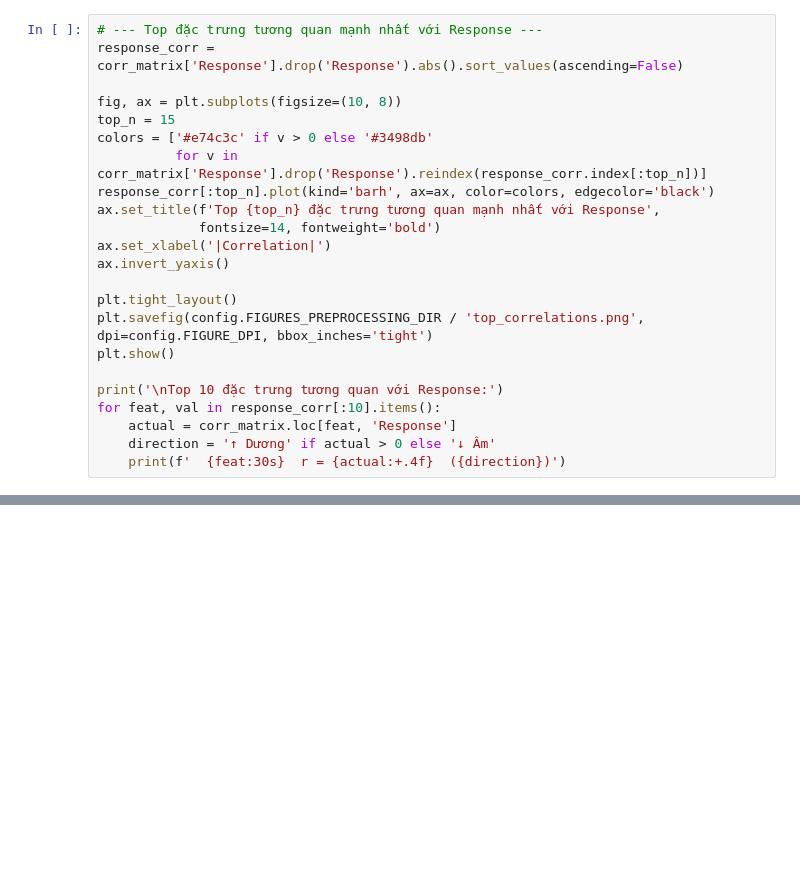
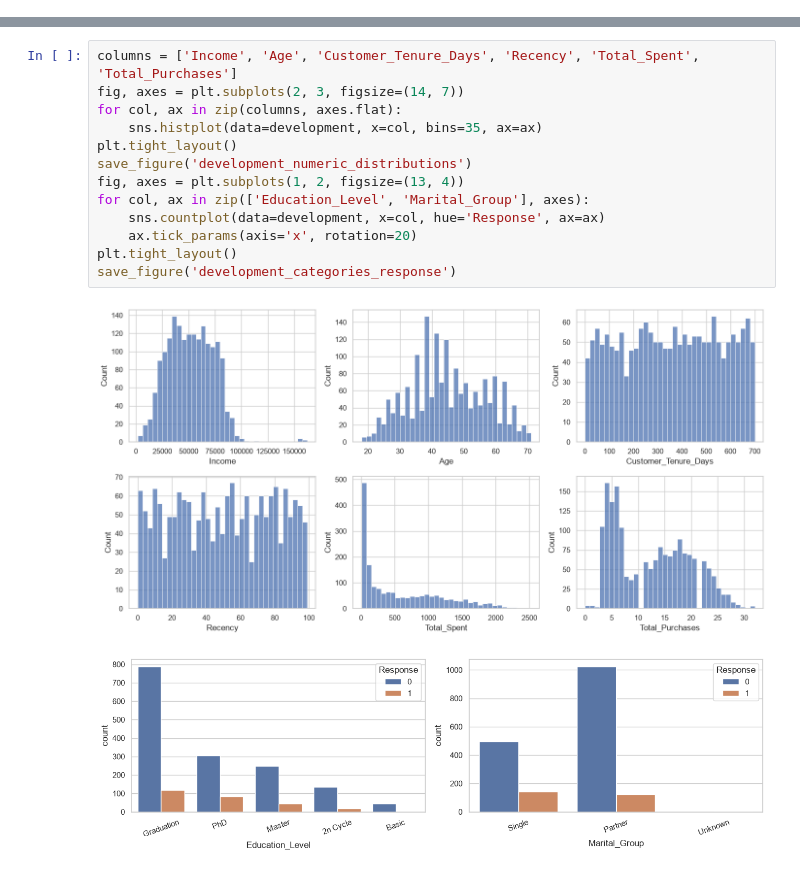
Before and after one commit to ChinhBui-2k6/customer-segmentation-marketing-for-ML, a Jupyter notebook: notebooks/01_preprocessing.ipynb, the cells around one changed output, grey strips where cells are left out. Drawn from its saved outputs; the diff is of its cells as text; blank space fills up the shorter version.

```diff
--- a/notebooks/01_preprocessing.ipynb
+++ b/notebooks/01_preprocessing.ipynb
@@ -452,23 +0,0 @@ plt.show()
-# %%
-# --- Top đặc trưng tương quan mạnh nhất với Response ---
-response_corr = corr_matrix['Response'].drop('Response').abs().sort_values(ascending=False)
-
-fig, ax = plt.subplots(figsize=(10, 8))
-top_n = 15
-colors = ['#e74c3c' if v > 0 else '#3498db'
-          for v in corr_matrix['Response'].drop('Response').reindex(response_corr.index[:top_n])]
-response_corr[:top_n].plot(kind='barh', ax=ax, color=colors, edgecolor='black')
-ax.set_title(f'Top {top_n} đặc trưng tương quan mạnh nhất với Response',
-             fontsize=14, fontweight='bold')
-ax.set_xlabel('|Correlation|')
-ax.invert_yaxis()
-
-plt.tight_layout()
-plt.savefig(config.FIGURES_PREPROCESSING_DIR / 'top_correlations.png', dpi=config.FIGURE_DPI, bbox_inches='tight')
-plt.show()
-
-print('\nTop 10 đặc trưng tương quan với Response:')
-for feat, val in response_corr[:10].items():
-    actual = corr_matrix.loc[feat, 'Response']
-    direction = '↑ Dương' if actual > 0 else '↓ Âm'
-    print(f'  {feat:30s}  r = {actual:+.4f}  ({direction})')
@@ -502,0 +194,16 @@ print(f'  Shape: {df_final.shape}')
+# %%
+columns = ['Income', 'Age', 'Customer_Tenure_Days', 'Recency', 'Total_Spent', 'Total_Purchases']
+fig, axes = plt.subplots(2, 3, figsize=(14, 7))
+for col, ax in zip(columns, axes.flat):
+    sns.histplot(data=development, x=col, bins=35, ax=ax)
+plt.tight_layout()
+save_figure('development_numeric_distributions')
+fig, axes = plt.subplots(1, 2, figsize=(13, 4))
+for col, ax in zip(['Education_Level', 'Marital_Group'], axes):
+    sns.countplot(data=development, x=col, hue='Response', ax=ax)
+    ax.tick_params(axis='x', rotation=20)
+plt.tight_layout()
+save_figure('development_categories_response')
+# %% [output]
+[figure, added]
+[figure, added]
```
Also changed, not shown: parts of 58 cells of this notebook, 31 other files.
